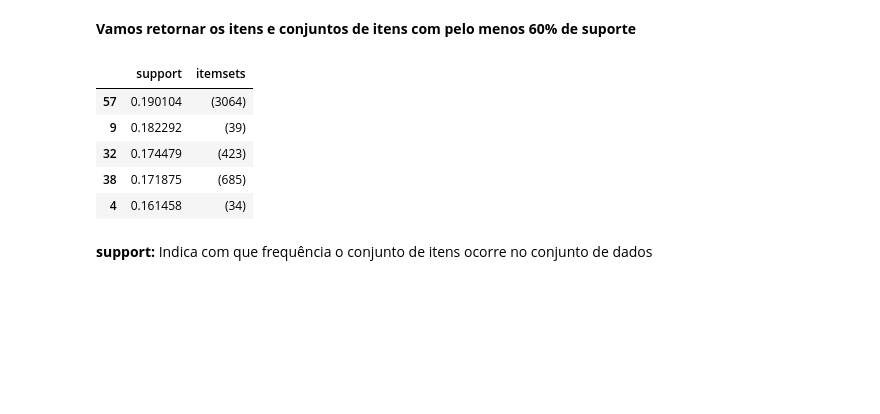
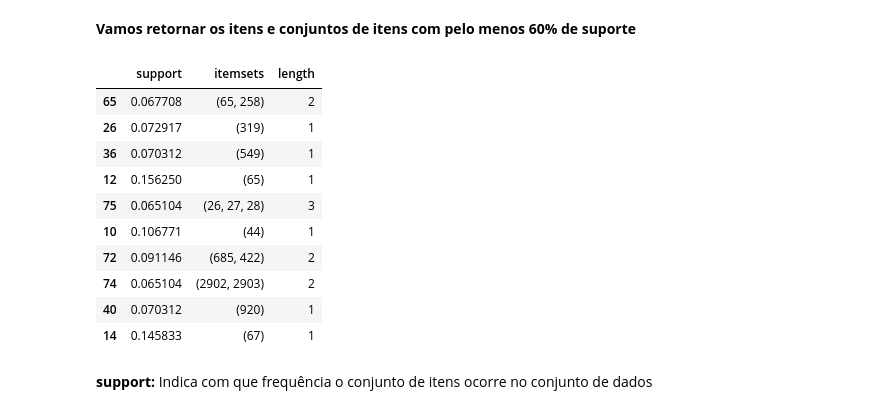
Before and after one commit to Cassiano-Schmeiske/manfing_teste_tecnico, a Jupyter notebook: notebooks/2.0-cs-recommendation-system.ipynb, the cells around one changed output. Cells and saved outputs as stored; diff of their text form; code cells hidden in the pictures; blank space fills up the shorter version.

```diff
--- a/notebooks/2.0-cs-recommendation-system.ipynb
+++ b/notebooks/2.0-cs-recommendation-system.ipynb
@@ -170,14 +171,20 @@ check_produto_id( df_country, 244 )
 **Vamos retornar os itens e conjuntos de itens com pelo menos 60% de suporte**
 # %%
 frequent_itemsets = apriori( purchase_product, min_support=0.06, use_colnames=True )
-frequent_itemsets.sort_values('support', ascending=False ).head()
+frequent_itemsets['length'] = frequent_itemsets['itemsets'].apply(lambda x: len(x))
+frequent_itemsets.sort_values('support', ascending=False ).sample(10)
 # %% [output]
-|  | support | itemsets |
-| 57 | 0.190104 | (3064) |
-| 9 | 0.182292 | (39) |
-| 32 | 0.174479 | (423) |
-| 38 | 0.171875 | (685) |
-| 4 | 0.161458 | (34) |
+|  | support | itemsets | length |
+| 65 | 0.067708 | (65, 258) | 2 |
+| 26 | 0.072917 | (319) | 1 |
+| 36 | 0.070312 | (549) | 1 |
+| 12 | 0.156250 | (65) | 1 |
+| 75 | 0.065104 | (26, 27, 28) | 3 |
+| 10 | 0.106771 | (44) | 1 |
+| 72 | 0.091146 | (685, 422) | 2 |
+| 74 | 0.065104 | (2902, 2903) | 2 |
+| 40 | 0.070312 | (920) | 1 |
+| 14 | 0.145833 | (67) | 1 |
 # %% [markdown]
  **support:** Indica com que frequência o conjunto de itens ocorre no conjunto de dados
 # %%
```
Also changed, not shown: parts of 2 cells of this notebook.
